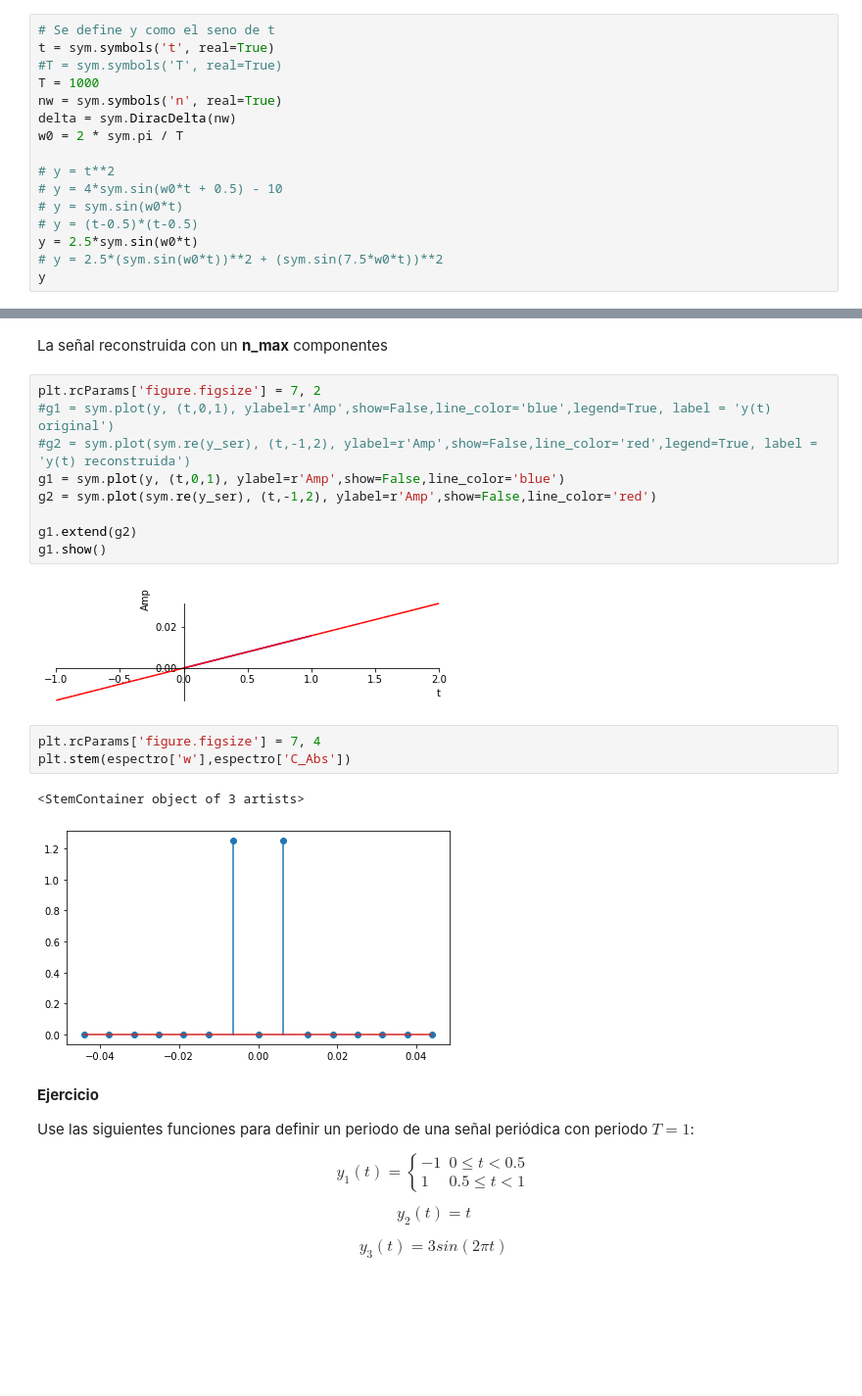
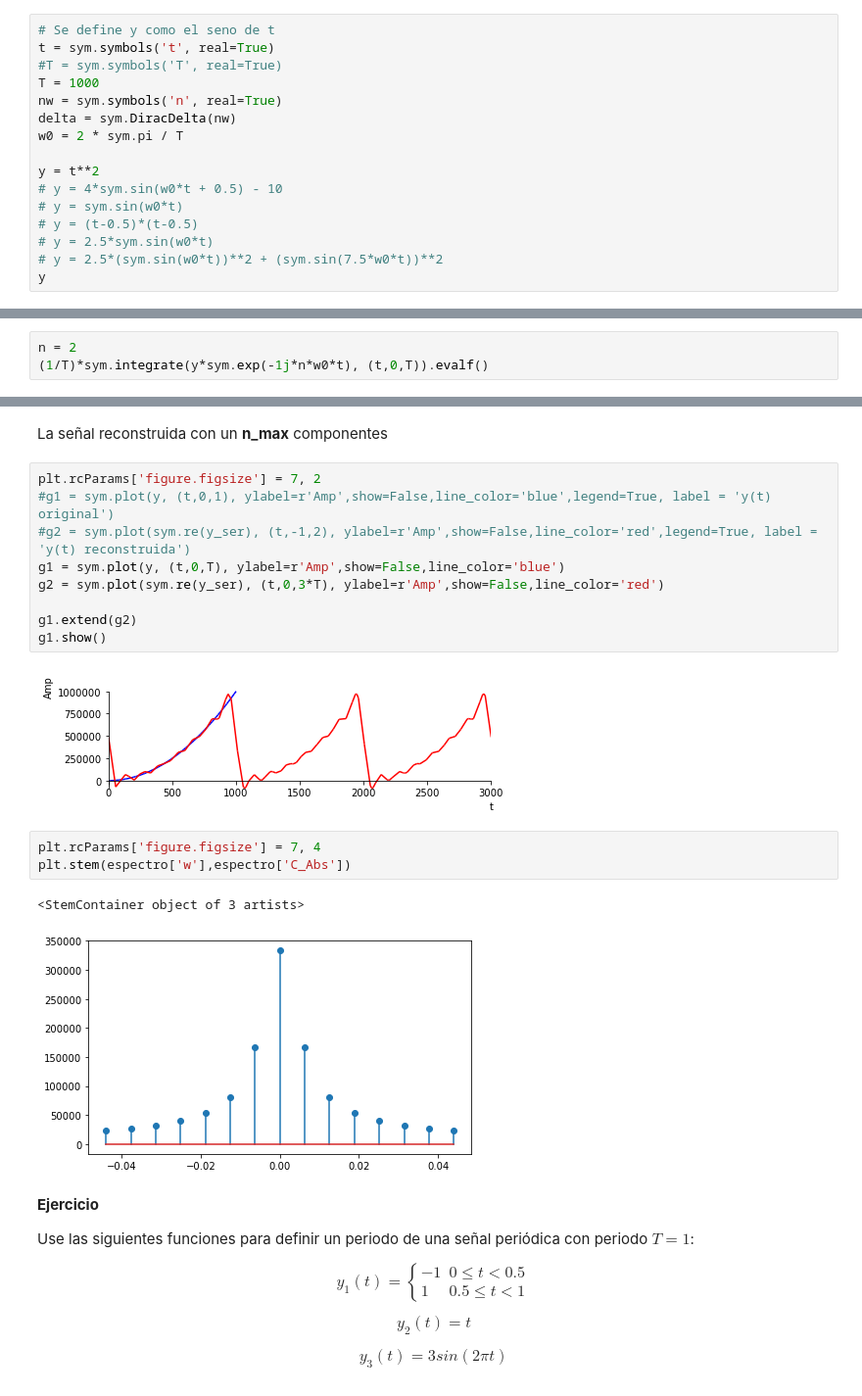
Before and after one commit to pierrediazp/Se-ales_y_Sistemas, a Jupyter notebook: 04_Series_de_Fourier.ipynb, the cells around one changed output, grey strips where cells are left out. Shown at 98% size. Drawn from its saved outputs; the diff is of its cells as text; blank space fills up the shorter version.

```diff
--- a/04_Series_de_Fourier.ipynb
+++ b/04_Series_de_Fourier.ipynb
@@ -121,11 +121,11 @@ nw = sym.symbols('n', real=True)
 delta = sym.DiracDelta(nw)
 w0 = 2 * sym.pi / T
 
-# y = t**2
+y = t**2
 # y = 4*sym.sin(w0*t + 0.5) - 10
 # y = sym.sin(w0*t)
 # y = (t-0.5)*(t-0.5)
-y = 2.5*sym.sin(w0*t)
+# y = 2.5*sym.sin(w0*t)
 # y = 2.5*(sym.sin(w0*t))**2 + (sym.sin(7.5*w0*t))**2
 y
 # %% [output]
@@ -134,0 +139,3 @@ Aunque la sumatoria de las series de Fourier incluye infinitos términos, solame
+# %%
+n = 2
+(1/T)*sym.integrate(y*sym.exp(-1j*n*w0*t), (t,0,T)).evalf()
@@ -160,20 +188,20 @@ La señal reconstruida con un **n_max** componentes
 # %%
 plt.rcParams['figure.figsize'] = 7, 2
 #g1 = sym.plot(y, (t,0,1), ylabel=r'Amp',show=False,line_color='blue',legend=True, label = 'y(t) original')
 #g2 = sym.plot(sym.re(y_ser), (t,-1,2), ylabel=r'Amp',show=False,line_color='red',legend=True, label = 'y(t) reconstruida')
-g1 = sym.plot(y, (t,0,1), ylabel=r'Amp',show=False,line_color='blue')
-g2 = sym.plot(sym.re(y_ser), (t,-1,2), ylabel=r'Amp',show=False,line_color='red')
+g1 = sym.plot(y, (t,0,T), ylabel=r'Amp',show=False,line_color='blue')
+g2 = sym.plot(sym.re(y_ser), (t,0,3*T), ylabel=r'Amp',show=False,line_color='red')
 
 g1.extend(g2)
 g1.show()
 # %% [output]
-[figure, old version]
+[figure, new version]
 # %%
 plt.rcParams['figure.figsize'] = 7, 4
 plt.stem(espectro['w'],espectro['C_Abs'])
 # %% [output]
 <StemContainer object of 3 artists>
-[figure, old version]
+[figure, new version]
 # %% [markdown]
 **Ejercicio**
 
```
Also changed, not shown: parts of 4 cells of this notebook, 5 other files.
